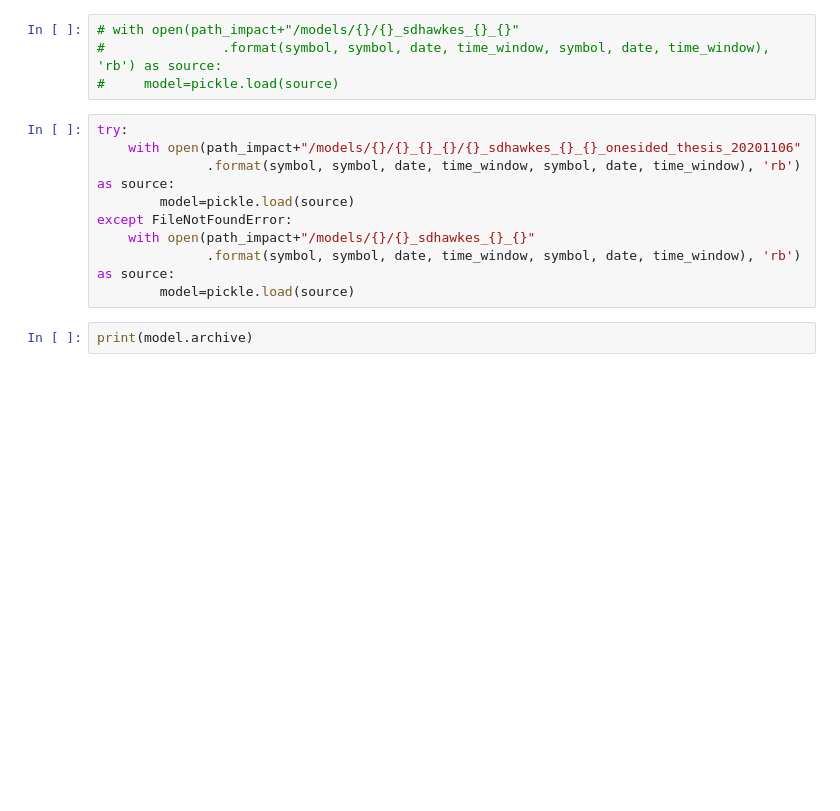
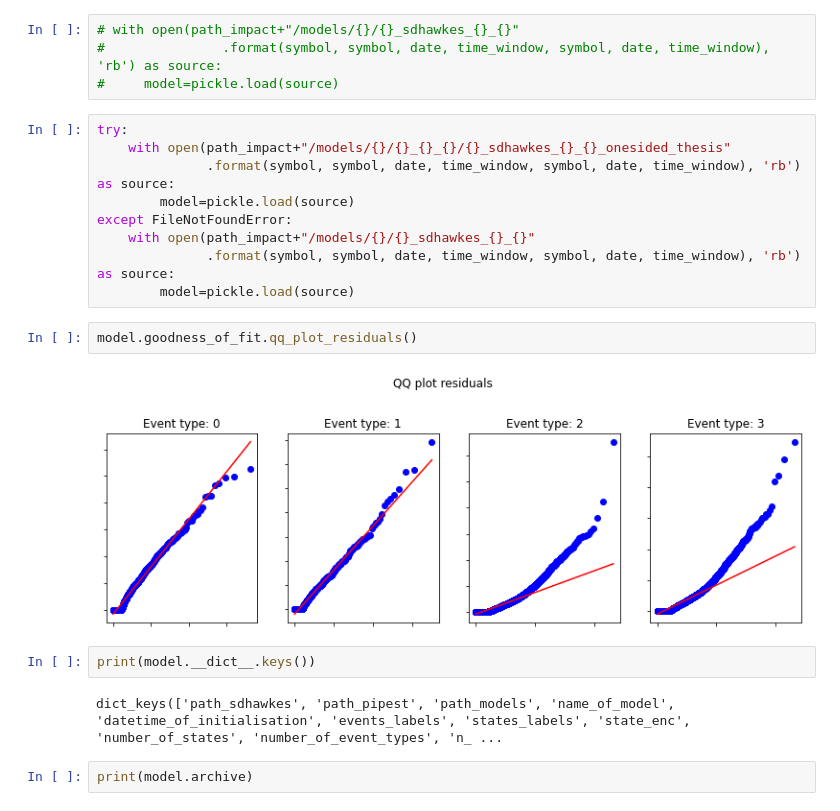
Before and after one commit to claudio-ICL/pipest, a Jupyter notebook: pipest/impact/models/explore_models.ipynb, the cells around one changed output. Cells and saved outputs as stored; diff of their text form; blank space fills up the shorter version.

```diff
--- a/pipest/impact/models/explore_models.ipynb
+++ b/pipest/impact/models/explore_models.ipynb
@@ -48,13 +48,21 @@ time_window="37800-41400"
 #     model=pickle.load(source)
 # %%
 try:
-    with open(path_impact+"/models/{}/{}_{}_{}/{}_sdhawkes_{}_{}_onesided_thesis_20201106"
+    with open(path_impact+"/models/{}/{}_{}_{}/{}_sdhawkes_{}_{}_onesided_thesis"
               .format(symbol, symbol, date, time_window, symbol, date, time_window), 'rb') as source:
         model=pickle.load(source)
 except FileNotFoundError:
     with open(path_impact+"/models/{}/{}_sdhawkes_{}_{}"
               .format(symbol, symbol, date, time_window, symbol, date, time_window), 'rb') as source:
         model=pickle.load(source)
+# %%
+model.goodness_of_fit.qq_plot_residuals()
+# %% [output]
+[figure, added]
+# %%
+print(model.__dict__.keys())
+# %% [output]
+dict_keys(['path_sdhawkes', 'path_pipest', 'path_models', 'name_of_model', 'datetime_of_initialisation', 'events_labels', 'states_labels', 'state_enc', 'number_of_states', 'number_of_event_types', 'n_ ...
 # %%
 print(model.archive)
 # %%
```
Also changed, not shown: parts of 5 cells of this notebook, 1 other file.
